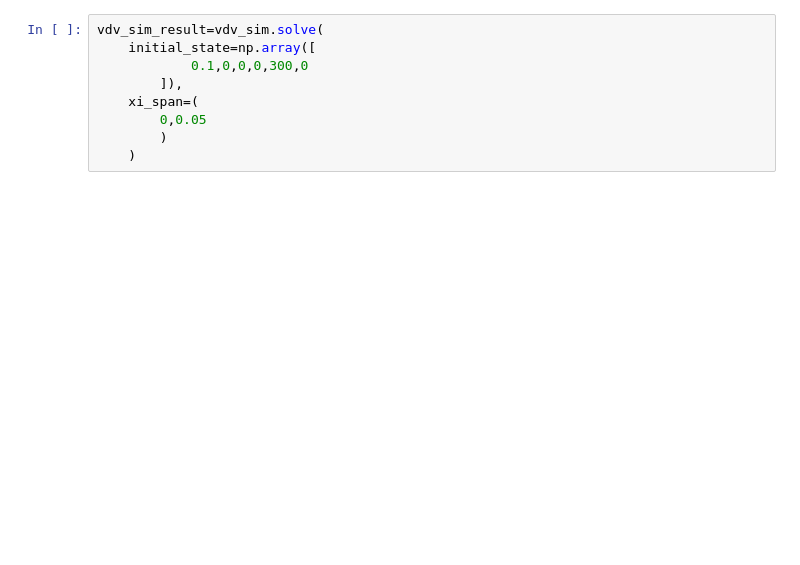
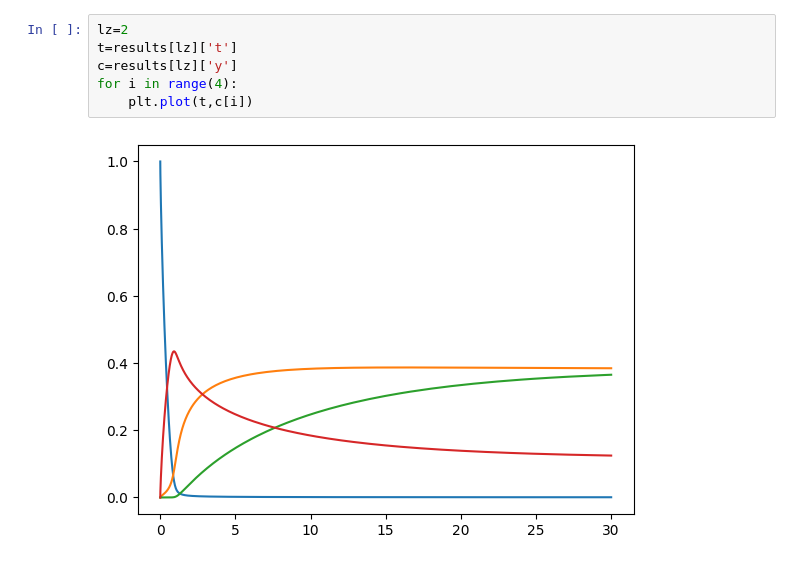
Before and after one commit to Eric-Liberra/VirtualReactor, a Jupyter notebook: scripts/PFR.ipynb, the cells around one changed output. Saved outputs shown, nothing was run; the diff lists cells and outputs as text; blank space fills up the shorter version.

```diff
--- a/scripts/PFR.ipynb
+++ b/scripts/PFR.ipynb
@@ -50,9 +94,8 @@ vdv_sim=vr.Simulation(
 # %%
-vdv_sim_result=vdv_sim.solve(
-    initial_state=np.array([
-            0.1,0,0,0,300,0
-        ]),
-    xi_span=(
-        0,0.05
-        )
-    )
+lz=2
+t=results[lz]['t']
+c=results[lz]['y']
+for i in range(4):
+    plt.plot(t,c[i])
+# %% [output]
+[figure, added]
```
Also changed, not shown: parts of 5 cells of this notebook, 7 other files.
